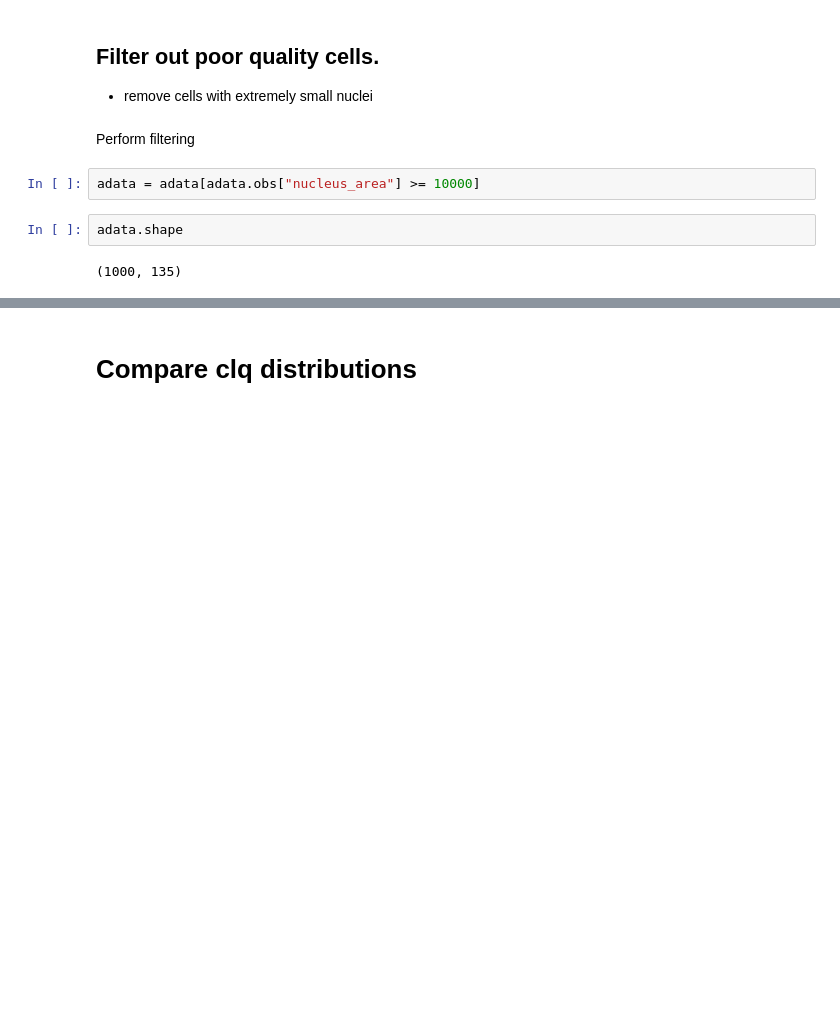
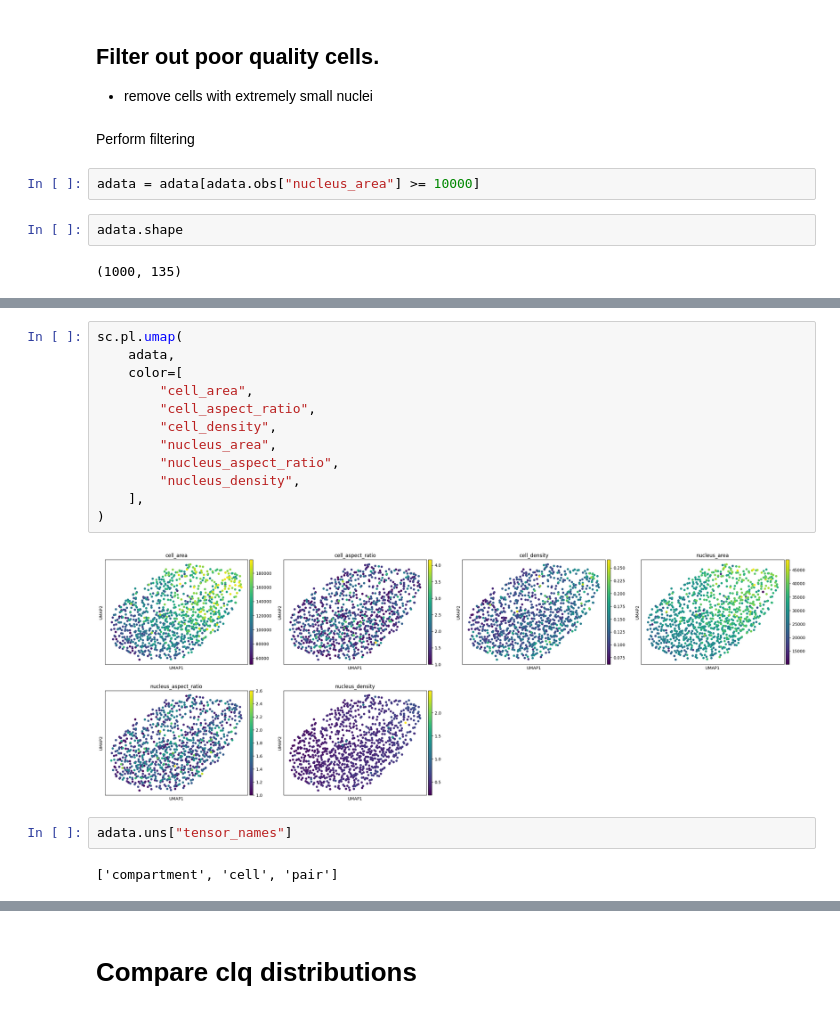
Before and after one commit to ckmah/bento-manuscript, a Jupyter notebook: notebooks/figure-analysis/Merfish_RNAcoloc.ipynb, the cells around one changed output, grey strips where cells are left out. Drawn from its saved outputs; the diff is of its cells as text; blank space fills up the shorter version.

```diff
--- a/notebooks/figure-analysis/Merfish_RNAcoloc.ipynb
+++ b/notebooks/figure-analysis/Merfish_RNAcoloc.ipynb
@@ -56,0 +68,18 @@ bt.pl.obs_stats(adata)
+# %%
+sc.pl.umap(
+    adata,
+    color=[
+        "cell_area",
+        "cell_aspect_ratio",
+        "cell_density",
+        "nucleus_area",
+        "nucleus_aspect_ratio",
+        "nucleus_density",
+    ],
+)
+# %% [output]
+[figure, added]
+# %%
+adata.uns["tensor_names"]
+# %% [output]
+['compartment', 'cell', 'pair']
```
Also changed, not shown: parts of 25 cells of this notebook, 6 other files.
